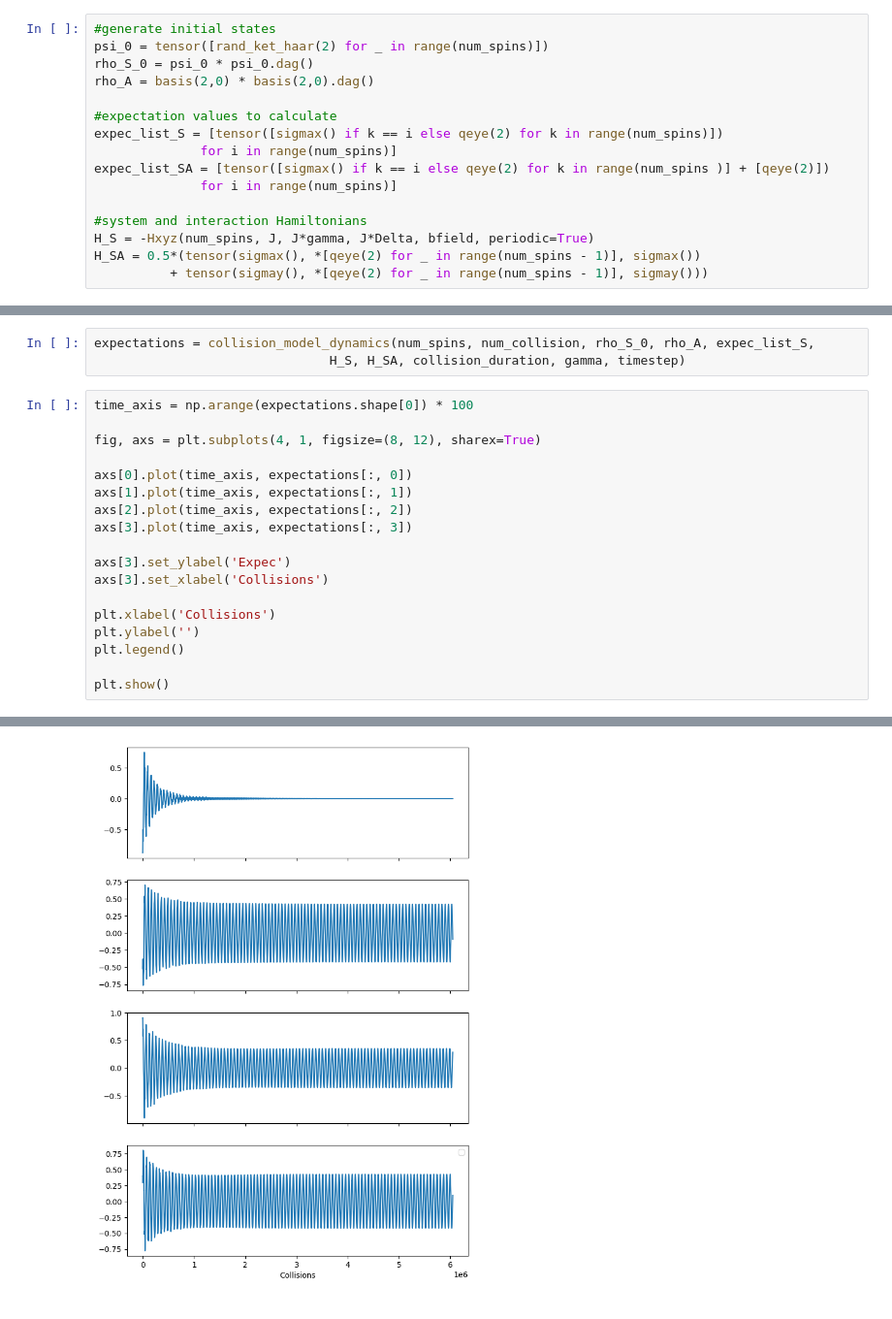
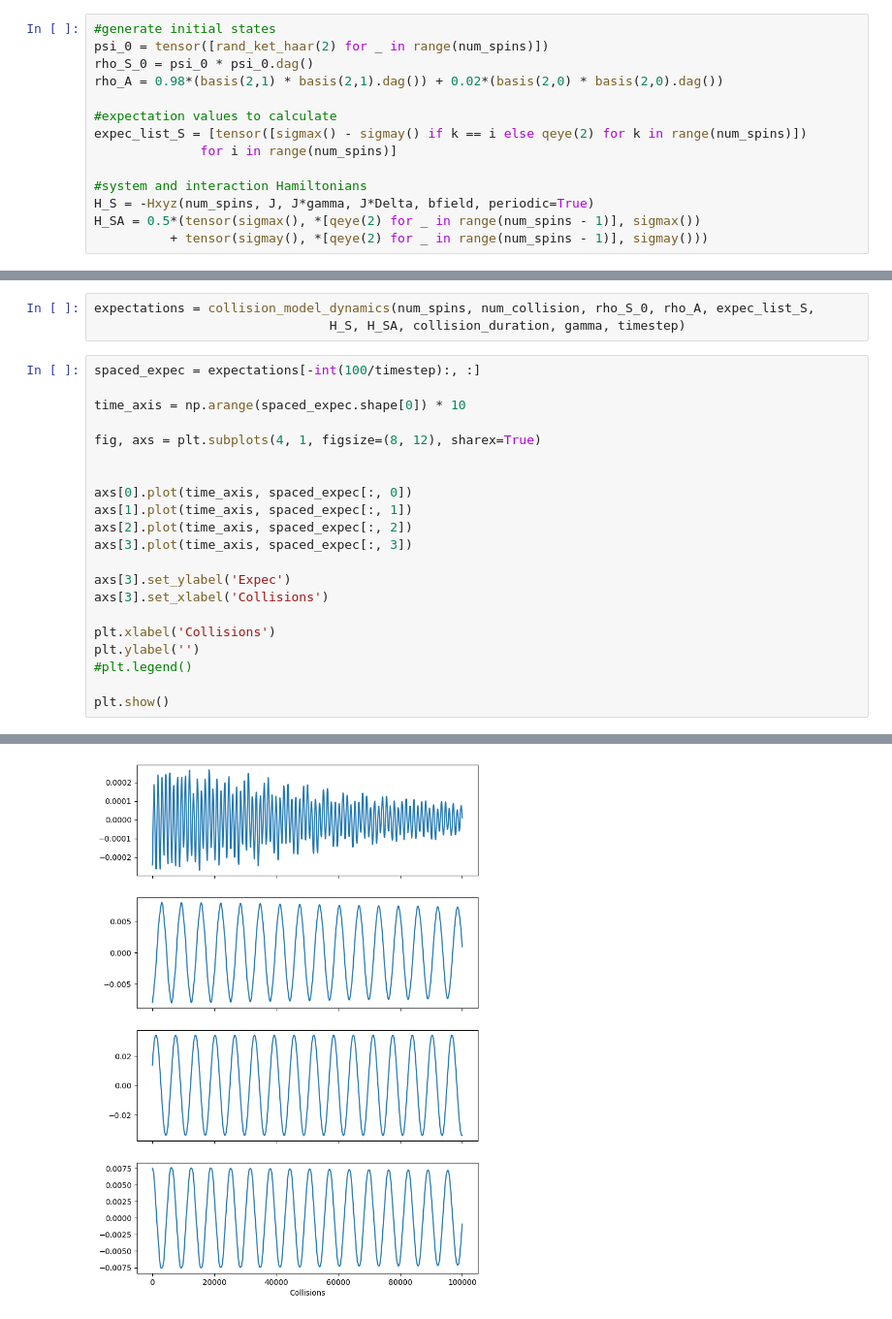
Before and after one commit to gismo63/CollisionModel, a Jupyter notebook: CollisionModelQuTiP.ipynb, the cells around one changed output, grey strips where cells are left out. Shown at 97% size. Cells and saved outputs as stored; diff of their text form.

```diff
--- a/CollisionModelQuTiP.ipynb
+++ b/CollisionModelQuTiP.ipynb
@@ -43,12 +40,10 @@ num_spins = 4
 #generate initial states
 psi_0 = tensor([rand_ket_haar(2) for _ in range(num_spins)])
 rho_S_0 = psi_0 * psi_0.dag()
-rho_A = basis(2,0) * basis(2,0).dag()
+rho_A = 0.98*(basis(2,1) * basis(2,1).dag()) + 0.02*(basis(2,0) * basis(2,0).dag())
 
 #expectation values to calculate
-expec_list_S = [tensor([sigmax() if k == i else qeye(2) for k in range(num_spins)])
-              for i in range(num_spins)]
-expec_list_SA = [tensor([sigmax() if k == i else qeye(2) for k in range(num_spins )] + [qeye(2)])
+expec_list_S = [tensor([sigmax() - sigmay() if k == i else qeye(2) for k in range(num_spins)])
               for i in range(num_spins)]
 
 #system and interaction Hamiltonians
@@ -97,21 +92,24 @@ def collision_model_dynamics(num_spins, num_col, rho_S_0, rho_A, expec_list_S, H
 expectations = collision_model_dynamics(num_spins, num_collision, rho_S_0, rho_A, expec_list_S,
                                H_S, H_SA, collision_duration, gamma, timestep)
 # %%
-time_axis = np.arange(expectations.shape[0]) * 100
+spaced_expec = expectations[-int(100/timestep):, :]
+
+time_axis = np.arange(spaced_expec.shape[0]) * 10
 
 fig, axs = plt.subplots(4, 1, figsize=(8, 12), sharex=True)
 
-axs[0].plot(time_axis, expectations[:, 0])
-axs[1].plot(time_axis, expectations[:, 1])
-axs[2].plot(time_axis, expectations[:, 2])
-axs[3].plot(time_axis, expectations[:, 3])
+
+axs[0].plot(time_axis, spaced_expec[:, 0])
+axs[1].plot(time_axis, spaced_expec[:, 1])
+axs[2].plot(time_axis, spaced_expec[:, 2])
+axs[3].plot(time_axis, spaced_expec[:, 3])
 
 axs[3].set_ylabel('Expec')
 axs[3].set_xlabel('Collisions')
 
 plt.xlabel('Collisions')
 plt.ylabel('')
-plt.legend()
+#plt.legend()
 
 plt.show()
 # %% [output]
@@ -119 +116 @@ WARNING:matplotlib.legend:No artists with labels found to put in legend.  Note t
-[figure, old version]
+[figure, new version]
```
Also changed, not shown: parts of 4 cells of this notebook, 1 other file.
